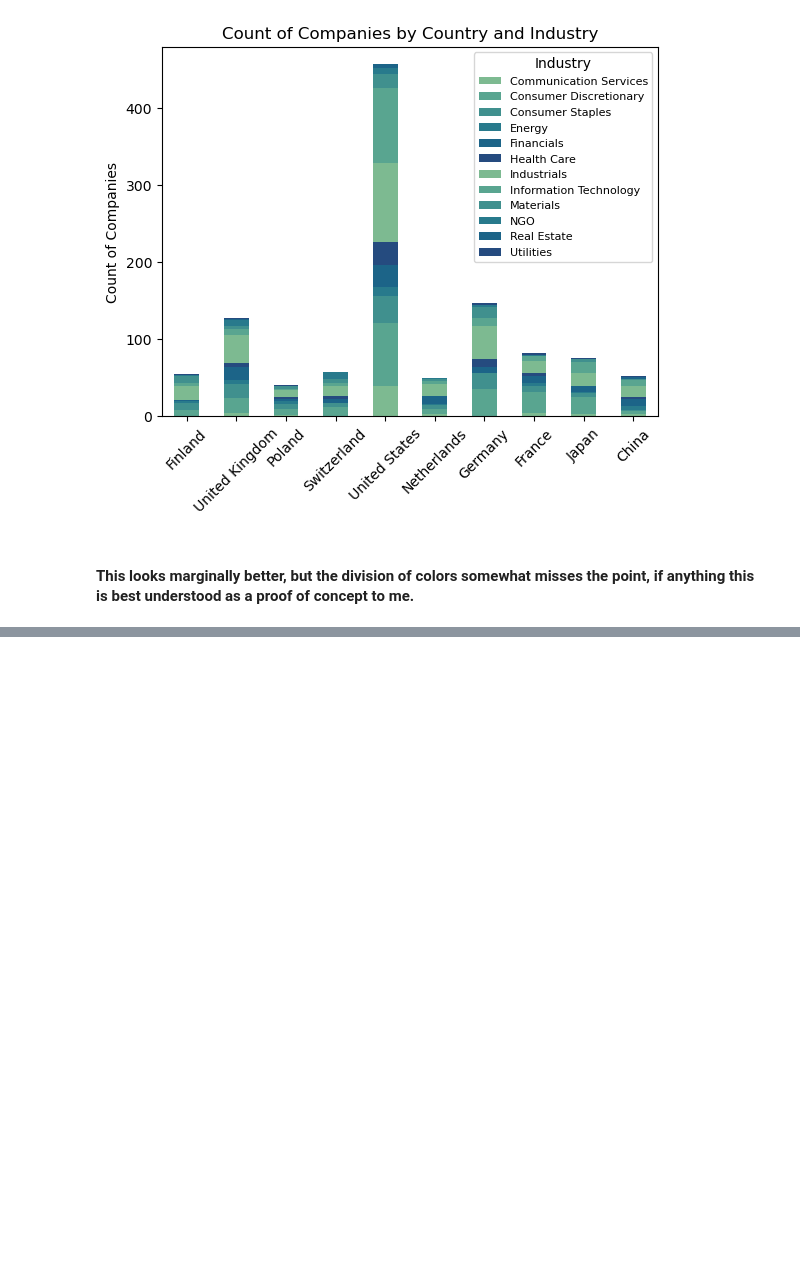
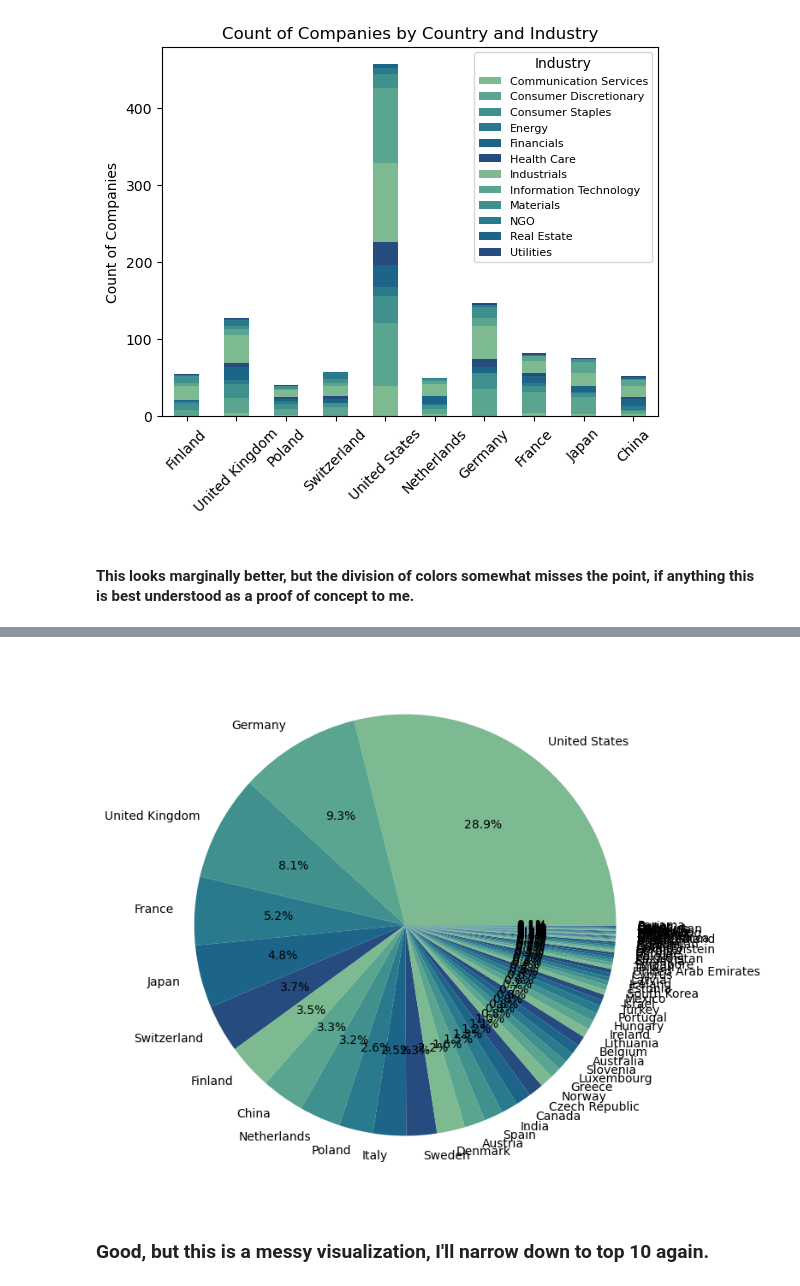
Before and after one commit to tralinde/companies_in_russia, a Jupyter notebook: notebooks/stretch_goals.ipynb, the cells around one changed output, grey strips where cells are left out. Cells and saved outputs as stored; diff of their text form; code cells hidden in the pictures; blank space fills up the shorter version.

```diff
--- a/notebooks/stretch_goals.ipynb
+++ b/notebooks/stretch_goals.ipynb
@@ -95,0 +133,3 @@ plt.show()
+# %%
+country_counts = country_data['Country'].value_counts()
+country_counts.head(10)
@@ -95,0 +148,15 @@ plt.show()
+# %%
+y = np.array([country_counts])
+
+labels = country_counts.index
+counts = country_counts.values
+plt.figure(figsize=(8,8))
+plt.pie(counts, labels=labels, autopct='%1.1f%%')
+plt.title(None)
+
+
+plt.show()
+# %% [output]
+[figure, added]
+# %% [markdown]
+### Good, but this is a messy visualization, I'll narrow down to top 10 again.
```
Also changed, not shown: parts of 9 cells of this notebook, 14 other files.
